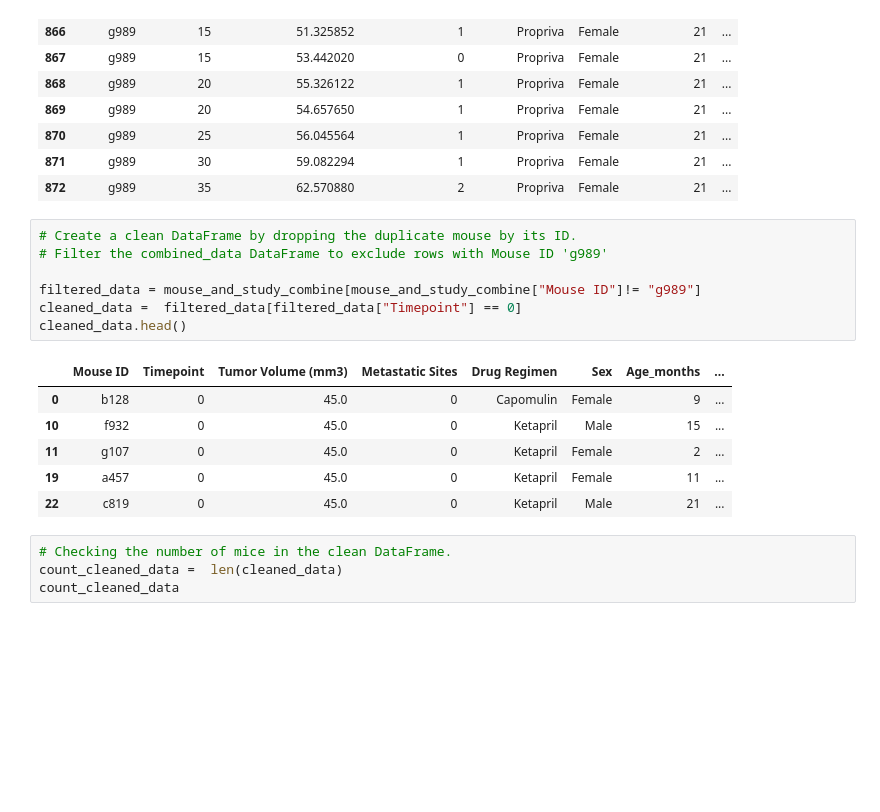
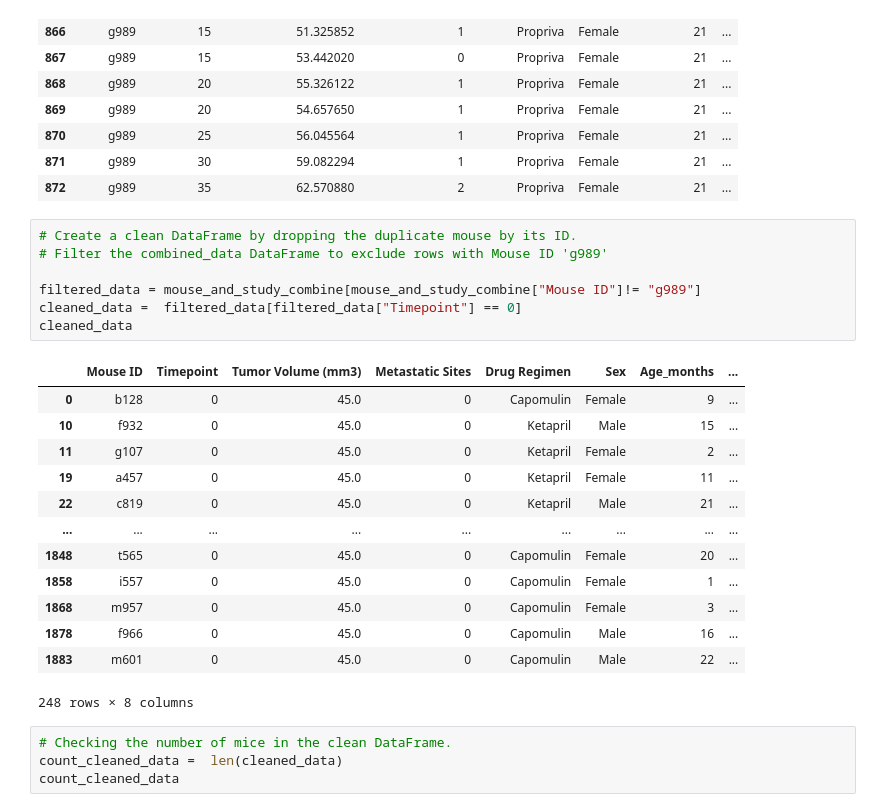
Before and after one commit to Santicorts/Challenge-5---Data-Visualization, a Jupyter notebook: Pymaceuticals/pymaceuticals_starter.ipynb, the cells around one changed output. Cells and saved outputs as stored; diff of their text form; blank space fills up the shorter version.

```diff
--- a/Pymaceuticals/pymaceuticals_starter.ipynb
+++ b/Pymaceuticals/pymaceuticals_starter.ipynb
@@ -89,17 +132,24 @@ duplicate_mouse_data
 # %%
 # Create a clean DataFrame by dropping the duplicate mouse by its ID.
 # Filter the combined_data DataFrame to exclude rows with Mouse ID 'g989'
 
 filtered_data = mouse_and_study_combine[mouse_and_study_combine["Mouse ID"]!= "g989"]
 cleaned_data =  filtered_data[filtered_data["Timepoint"] == 0]
-cleaned_data.head()
+cleaned_data
 # %% [output]
 |  | Mouse ID | Timepoint | Tumor Volume (mm3) | Metastatic Sites | Drug Regimen | Sex | Age_months | ... |
 | 0 | b128 | 0 | 45.0 | 0 | Capomulin | Female | 9 | ... |
 | 10 | f932 | 0 | 45.0 | 0 | Ketapril | Male | 15 | ... |
 | 11 | g107 | 0 | 45.0 | 0 | Ketapril | Female | 2 | ... |
 | 19 | a457 | 0 | 45.0 | 0 | Ketapril | Female | 11 | ... |
 | 22 | c819 | 0 | 45.0 | 0 | Ketapril | Male | 21 | ... |
+| ... | ... | ... | ... | ... | ... | ... | ... | ... |
+| 1848 | t565 | 0 | 45.0 | 0 | Capomulin | Female | 20 | ... |
+| 1858 | i557 | 0 | 45.0 | 0 | Capomulin | Female | 1 | ... |
+| 1868 | m957 | 0 | 45.0 | 0 | Capomulin | Female | 3 | ... |
+| 1878 | f966 | 0 | 45.0 | 0 | Capomulin | Male | 16 | ... |
+| 1883 | m601 | 0 | 45.0 | 0 | Capomulin | Male | 22 | ... |
+248 rows × 8 columns
 # %%
 # Checking the number of mice in the clean DataFrame.
 count_cleaned_data =  len(cleaned_data)
```
Also changed, not shown: parts of 19 cells of this notebook.
